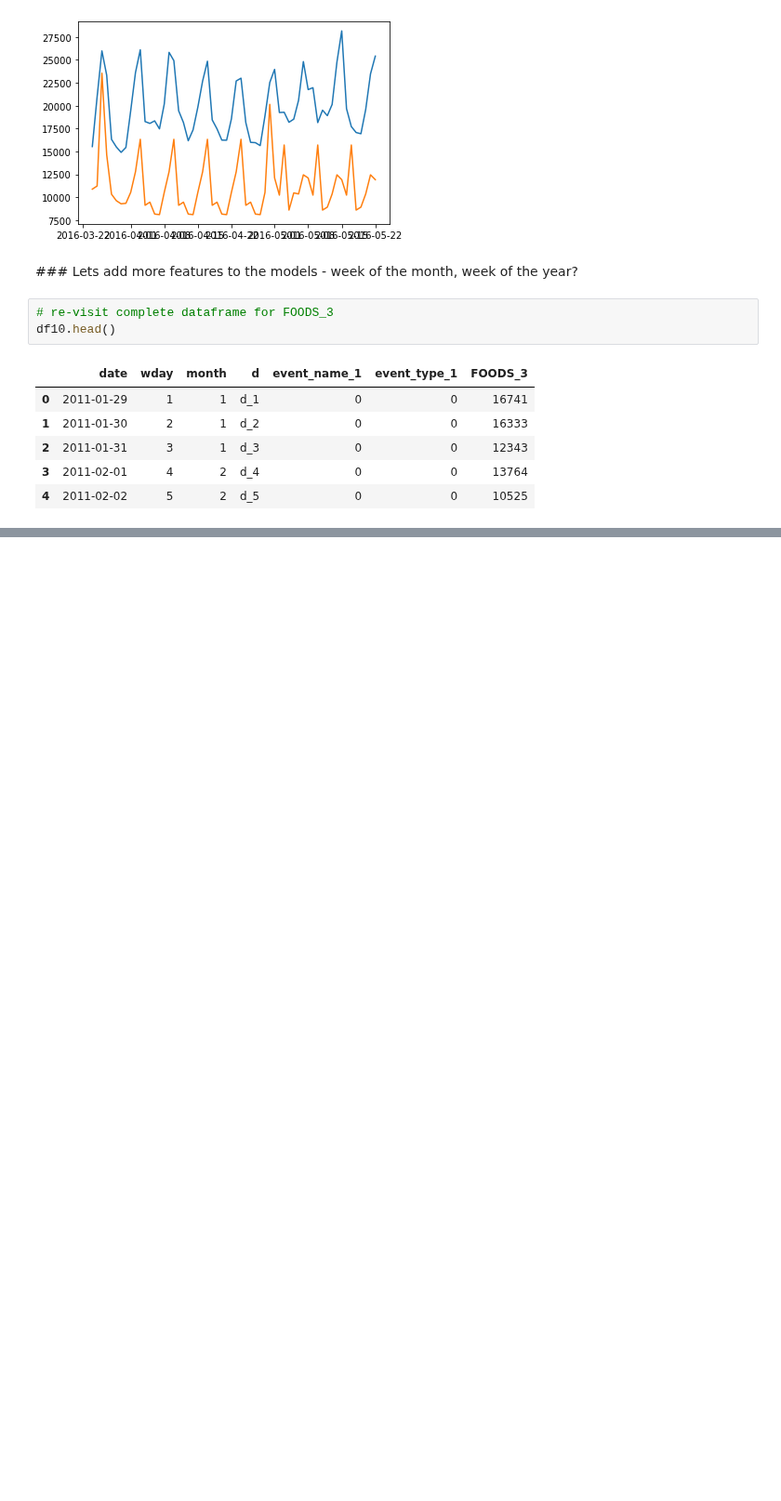
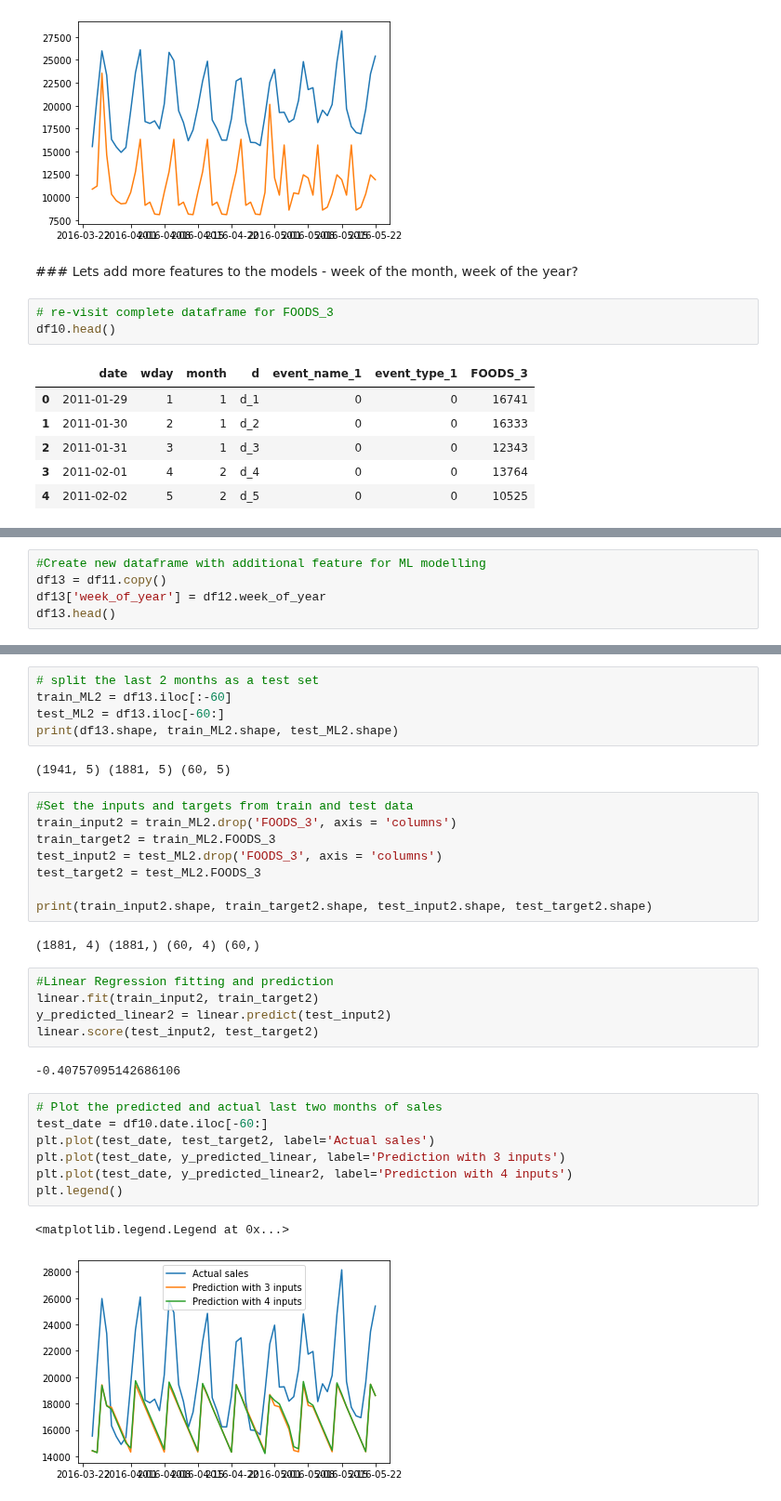
Before and after one commit to sithankanna/hts-forecast, a Jupyter notebook: notebooks/002-EK-EDA.ipynb, the cells around one changed output, grey strips where cells are left out. Shown at 93% size. Cells and saved outputs as stored; diff of their text form; blank space fills up the shorter version.

Commit message:
Model FOODS_3 with additional feature included

```diff
--- a/notebooks/002-EK-EDA.ipynb
+++ b/notebooks/002-EK-EDA.ipynb
@@ -552,0 +539,5 @@ array([ 4,  5,  6,  7,  8,  9, 10, 11, 12, 13, 14, 15, 16, 17, 18, 19, 20,
+# %%
+#Create new dataframe with additional feature for ML modelling
+df13 = df11.copy()
+df13['week_of_year'] = df12.week_of_year
+df13.head()
@@ -552,0 +551,34 @@ array([ 4,  5,  6,  7,  8,  9, 10, 11, 12, 13, 14, 15, 16, 17, 18, 19, 20,
+# %%
+# split the last 2 months as a test set
+train_ML2 = df13.iloc[:-60]
+test_ML2 = df13.iloc[-60:]
+print(df13.shape, train_ML2.shape, test_ML2.shape)
+# %% [output]
+(1941, 5) (1881, 5) (60, 5)
+# %%
+#Set the inputs and targets from train and test data
+train_input2 = train_ML2.drop('FOODS_3', axis = 'columns')
+train_target2 = train_ML2.FOODS_3
+test_input2 = test_ML2.drop('FOODS_3', axis = 'columns')
+test_target2 = test_ML2.FOODS_3
+
+print(train_input2.shape, train_target2.shape, test_input2.shape, test_target2.shape)
+# %% [output]
+(1881, 4) (1881,) (60, 4) (60,)
+# %%
+#Linear Regression fitting and prediction
+linear.fit(train_input2, train_target2)
+y_predicted_linear2 = linear.predict(test_input2)
+linear.score(test_input2, test_target2)
+# %% [output]
+-0.40757095142686106
+# %%
+# Plot the predicted and actual last two months of sales
+test_date = df10.date.iloc[-60:]
+plt.plot(test_date, test_target2, label='Actual sales')
+plt.plot(test_date, y_predicted_linear, label='Prediction with 3 inputs')
+plt.plot(test_date, y_predicted_linear2, label='Prediction with 4 inputs')
+plt.legend()
+# %% [output]
+<matplotlib.legend.Legend at 0x...>
+[figure, added]
```
Also changed, not shown: parts of 15 cells of this notebook.
